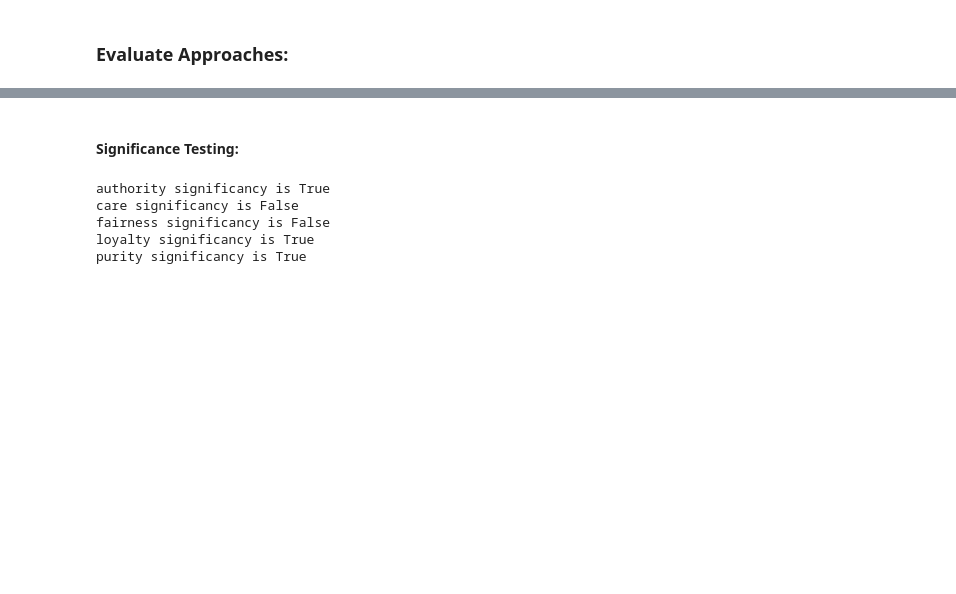
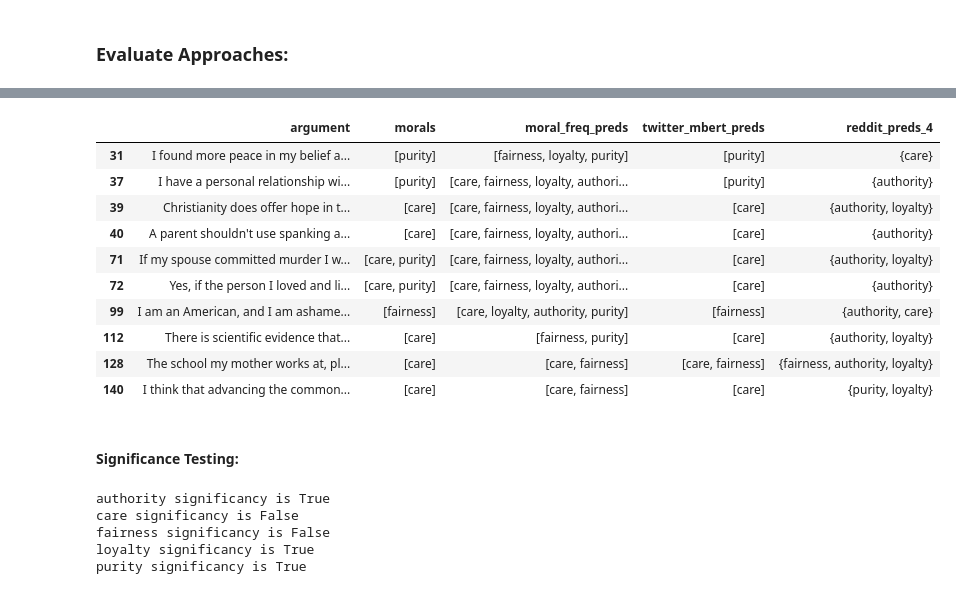
Before and after one commit to webis-de/acl22-moral-debater-a-study-on-the-computational-generation-of-morally-framed-arguments, a Jupyter notebook: src-ipynb/moral-classifier/evaluating_moral_classifiers.ipynb, the cells around one changed output, grey strips where cells are left out. Cells and saved outputs as stored; diff of their text form; code cells hidden in the pictures; blank space fills up the shorter version.

```diff
--- a/src-ipynb/moral-classifier/evaluating_moral_classifiers.ipynb
+++ b/src-ipynb/moral-classifier/evaluating_moral_classifiers.ipynb
@@ -269,3 +331,17 @@ avg            0.34    0.53        0.37       0.28      0.46   0.4
+# %%
+moral_df[moral_df.our_worst][['argument', 'morals', 'moral_freq_preds', 'twitter_mbert_preds', 'reddit_preds_4']].head(n=10)
+# %% [output]
+|  | argument | morals | moral_freq_preds | twitter_mbert_preds | reddit_preds_4 |
+| 31 | I found more peace in my belief a... | [purity] | [fairness, loyalty, purity] | [purity] | {care} |
+| 37 | I have a personal relationship wi... | [purity] | [care, fairness, loyalty, authori... | [purity] | {authority} |
+| 39 | Christianity does offer hope in t... | [care] | [care, fairness, loyalty, authori... | [care] | {authority, loyalty} |
+| 40 | A parent shouldn't use spanking a... | [care] | [care, fairness, loyalty, authori... | [care] | {authority} |
+| 71 | If my spouse committed murder I w... | [care, purity] | [care, fairness, loyalty, authori... | [care] | {authority, loyalty} |
+| 72 | Yes, if the person I loved and li... | [care, purity] | [care, fairness, loyalty, authori... | [care] | {authority} |
+| 99 | I am an American, and I am ashame... | [fairness] | [care, loyalty, authority, purity] | [fairness] | {authority, care} |
+| 112 | There is scientific evidence that... | [care] | [fairness, purity] | [care] | {authority, loyalty} |
+| 128 | The school my mother works at, pl... | [care] | [care, fairness] | [care, fairness] | {fairness, authority, loyalty} |
+| 140 | I think that advancing the common... | [care] | [care, fairness] | [care] | {purity, loyalty} |
 # %% [markdown]
 #### Significance Testing:
 # %%
```
Also changed, not shown: parts of 17 cells of this notebook, 4 other files.
